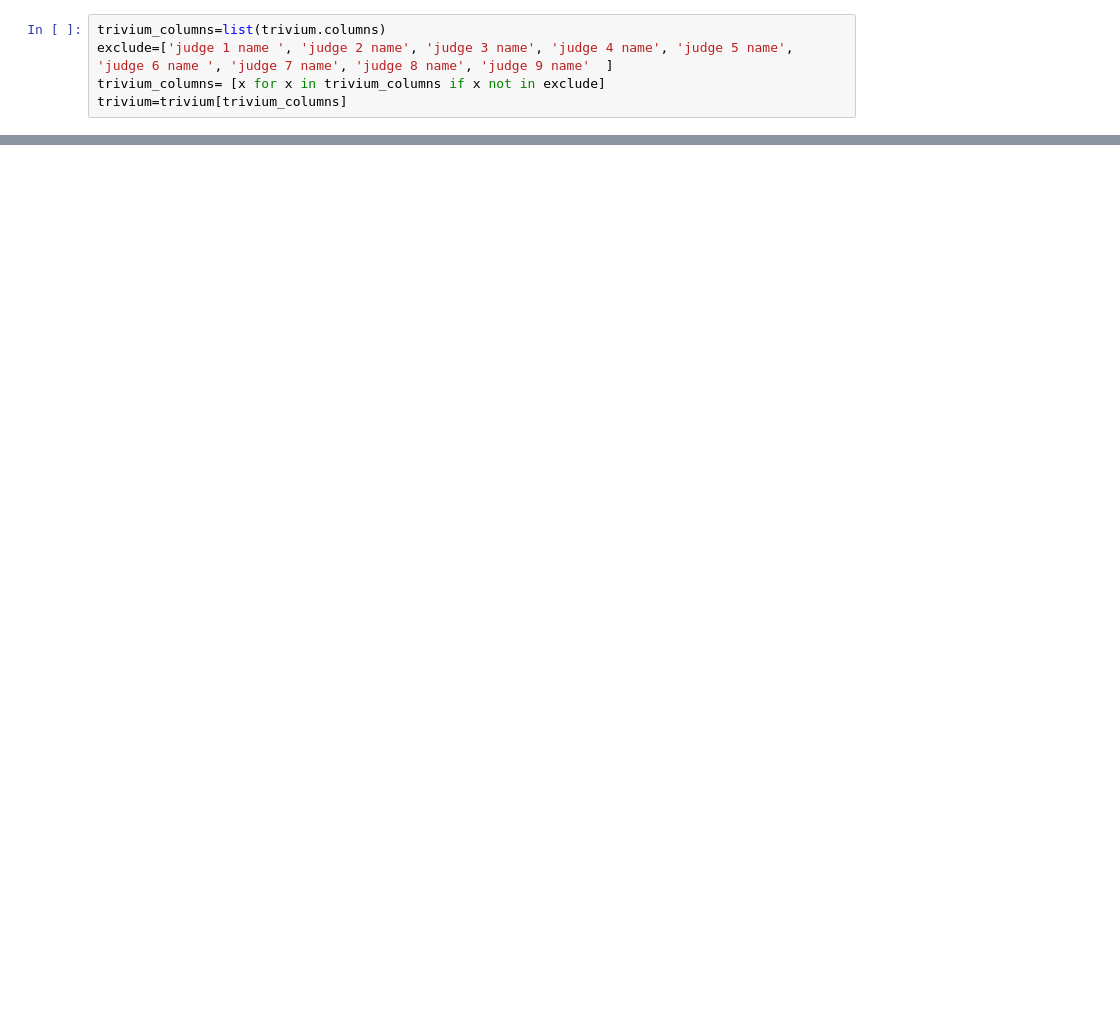
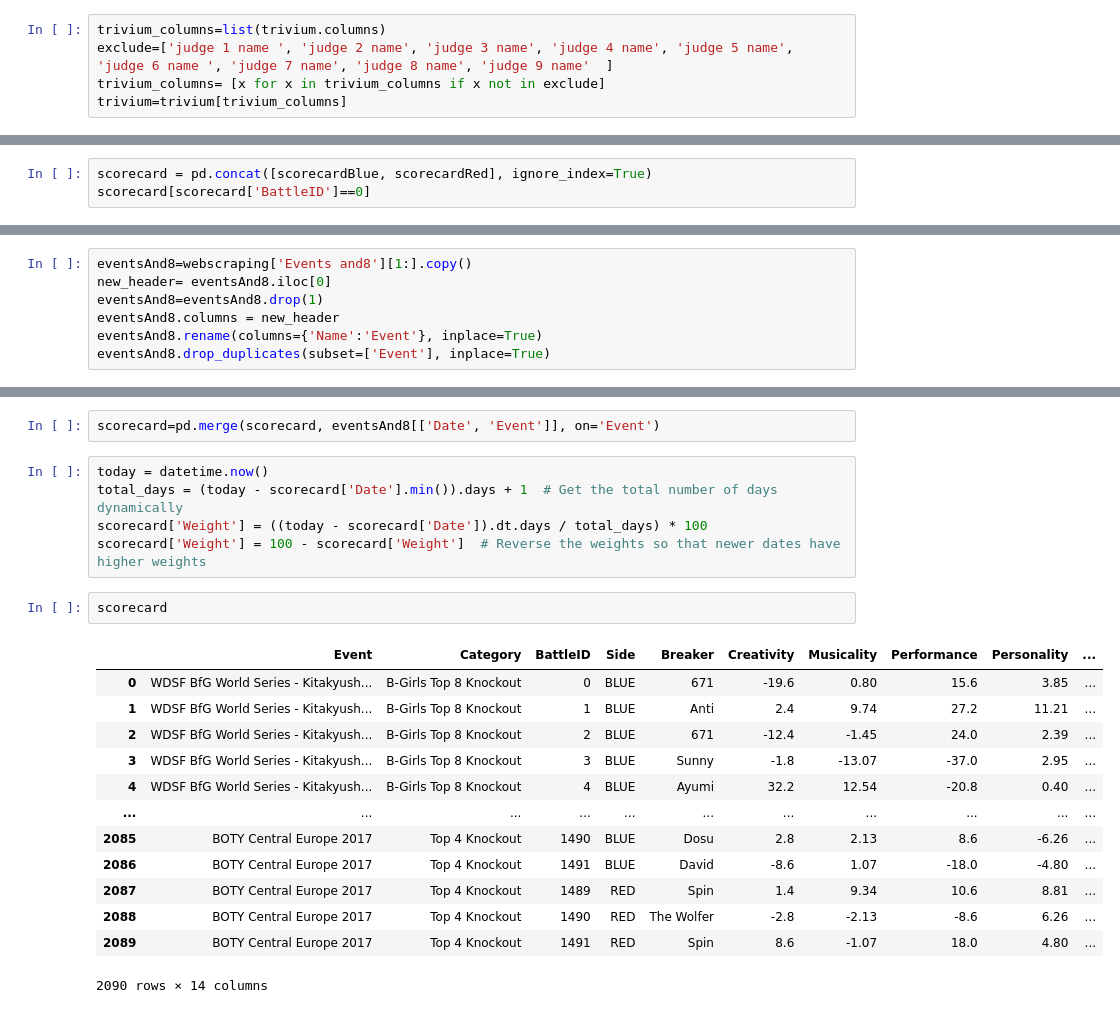
Before and after one commit to smahnke17/capstone, a Jupyter notebook: data_exploration.ipynb, the cells around one changed output, grey strips where cells are left out. Saved outputs shown, nothing was run; the diff lists cells and outputs as text; blank space fills up the shorter version.

```diff
--- a/data_exploration.ipynb
+++ b/data_exploration.ipynb
@@ -90,0 +123,3 @@ TypeError: '<' not supported between instances of 'str' and 'int'
+# %%
+scorecard = pd.concat([scorecardBlue, scorecardRed], ignore_index=True)
+scorecard[scorecard['BattleID']==0]
@@ -90,0 +134,7 @@ TypeError: '<' not supported between instances of 'str' and 'int'
+# %%
+eventsAnd8=webscraping['Events and8'][1:].copy()
+new_header= eventsAnd8.iloc[0]
+eventsAnd8=eventsAnd8.drop(1)
+eventsAnd8.columns = new_header
+eventsAnd8.rename(columns={'Name':'Event'}, inplace=True)
+eventsAnd8.drop_duplicates(subset=['Event'], inplace=True)
@@ -90,0 +147,23 @@ TypeError: '<' not supported between instances of 'str' and 'int'
+# %%
+scorecard=pd.merge(scorecard, eventsAnd8[['Date', 'Event']], on='Event')
+# %%
+today = datetime.now()
+total_days = (today - scorecard['Date'].min()).days + 1  # Get the total number of days dynamically
+scorecard['Weight'] = ((today - scorecard['Date']).dt.days / total_days) * 100
+scorecard['Weight'] = 100 - scorecard['Weight']  # Reverse the weights so that newer dates have higher weights
+# %%
+scorecard
+# %% [output]
+|  | Event | Category | BattleID | Side | Breaker | Creativity | Musicality | Performance | Personality | ... |
+| 0 | WDSF BfG World Series - Kitakyush... | B-Girls Top 8 Knockout | 0 | BLUE | 671 | -19.6 | 0.80 | 15.6 | 3.85 | ... |
+| 1 | WDSF BfG World Series - Kitakyush... | B-Girls Top 8 Knockout | 1 | BLUE | Anti | 2.4 | 9.74 | 27.2 | 11.21 | ... |
+| 2 | WDSF BfG World Series - Kitakyush... | B-Girls Top 8 Knockout | 2 | BLUE | 671 | -12.4 | -1.45 | 24.0 | 2.39 | ... |
+| 3 | WDSF BfG World Series - Kitakyush... | B-Girls Top 8 Knockout | 3 | BLUE | Sunny | -1.8 | -13.07 | -37.0 | 2.95 | ... |
+| 4 | WDSF BfG World Series - Kitakyush... | B-Girls Top 8 Knockout | 4 | BLUE | Ayumi | 32.2 | 12.54 | -20.8 | 0.40 | ... |
+| ... | ... | ... | ... | ... | ... | ... | ... | ... | ... | ... |
+| 2085 | BOTY Central Europe 2017 | Top 4 Knockout | 1490 | BLUE | Dosu | 2.8 | 2.13 | 8.6 | -6.26 | ... |
+| 2086 | BOTY Central Europe 2017 | Top 4 Knockout | 1491 | BLUE | David | -8.6 | 1.07 | -18.0 | -4.80 | ... |
+| 2087 | BOTY Central Europe 2017 | Top 4 Knockout | 1489 | RED | Spin | 1.4 | 9.34 | 10.6 | 8.81 | ... |
+| 2088 | BOTY Central Europe 2017 | Top 4 Knockout | 1490 | RED | The Wolfer | -2.8 | -2.13 | -8.6 | 6.26 | ... |
+| 2089 | BOTY Central Europe 2017 | Top 4 Knockout | 1491 | RED | Spin | 8.6 | -1.07 | 18.0 | 4.80 | ... |
+2090 rows × 14 columns
```
Also changed, not shown: parts of 15 cells of this notebook.
